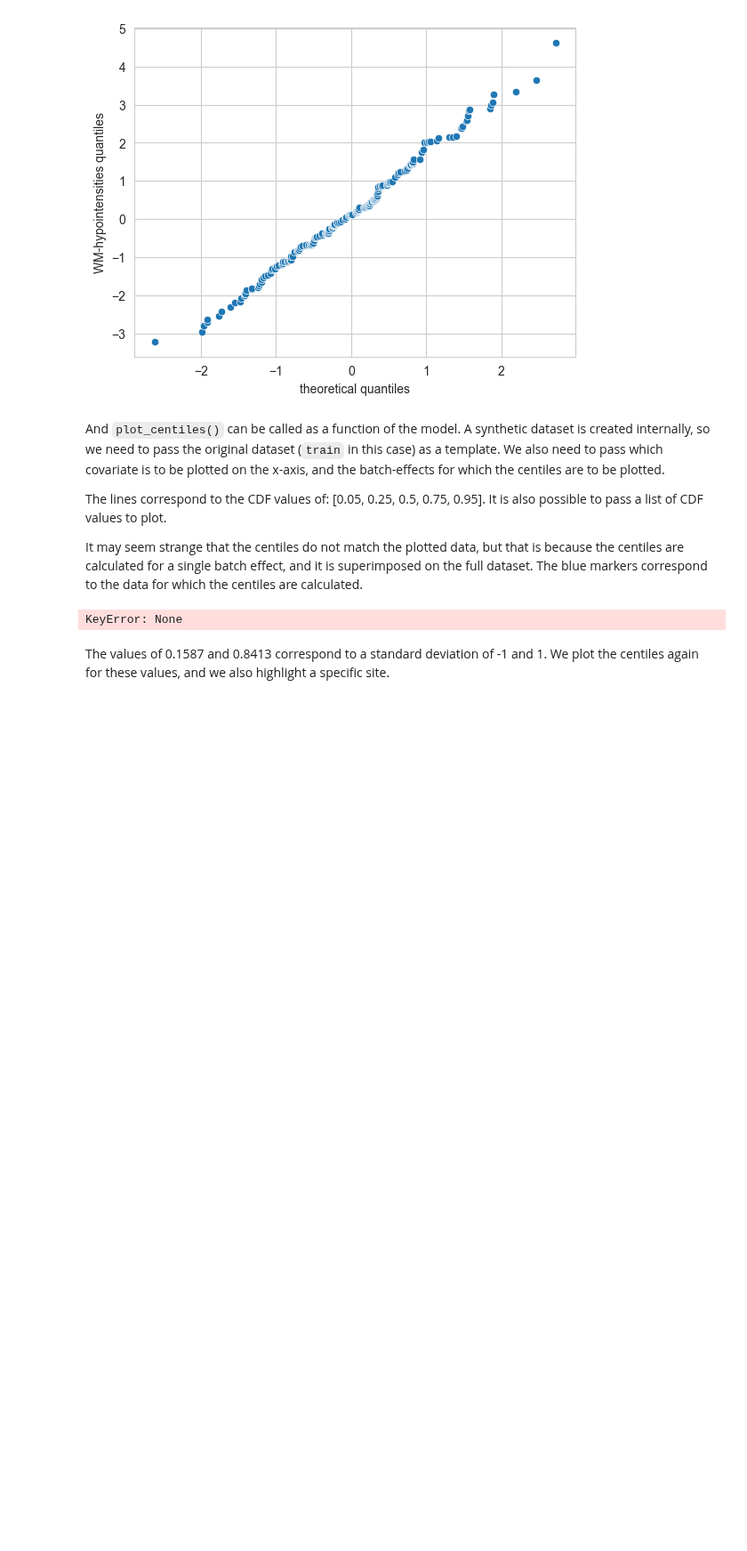
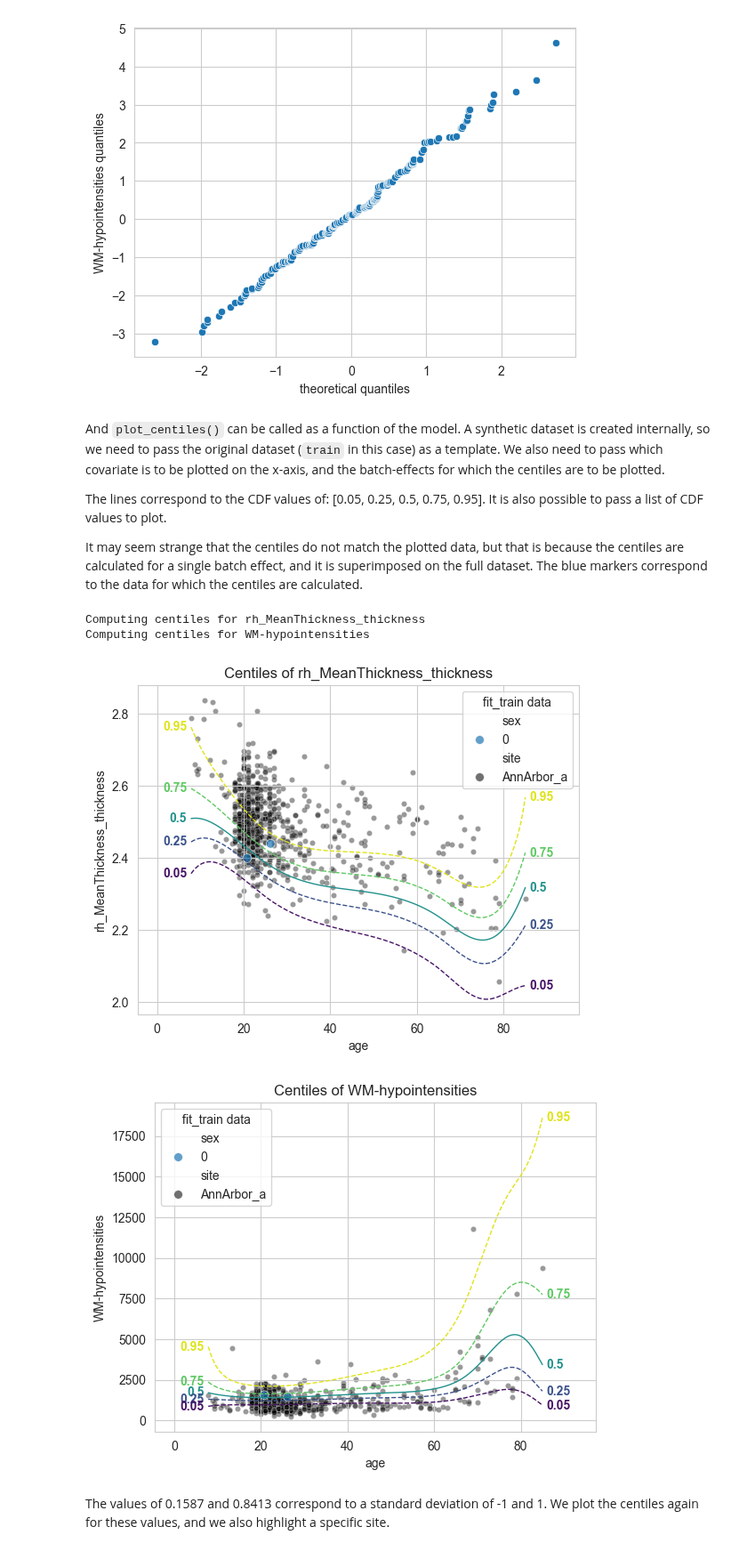
Before and after one commit to amarquand/PCNtoolkit, a Jupyter notebook: example_notebooks/runner_example.ipynb, the cells around one changed output. Shown at 89% size. Drawn from its saved outputs; the diff is of its cells as text; code cells hidden in the pictures; blank space fills up the shorter version.

```diff
--- a/example_notebooks/runner_example.ipynb
+++ b/example_notebooks/runner_example.ipynb
@@ -320,15 +337,18 @@ The lines correspond to the CDF values of: [0.05, 0.25, 0.5, 0.75, 0.95]. It is
 It may seem strange that the centiles do not match the plotted data, but that is because the centiles are calculated for a single batch effect, and it is superimposed on the full dataset. The blue markers correspond to the data for which the centiles are calculated.
 # %%
 plot_centiles(
-    norm_blr,
+    fold_model,
     train,
     covariate="age",
     show_data=True,
     hue_data="sex",
     markers_data="site",
 )
 # %% [output]
-KeyError: None
+Computing centiles for rh_MeanThickness_thickness
+Computing centiles for WM-hypointensities
+[figure, added]
+[figure, added]
 # %% [markdown]
 The values of 0.1587 and 0.8413 correspond to a standard deviation of -1 and 1. We plot the centiles again for these values, and we also highlight a specific site.
 # %%
```
Also changed, not shown: parts of 3 cells of this notebook.
